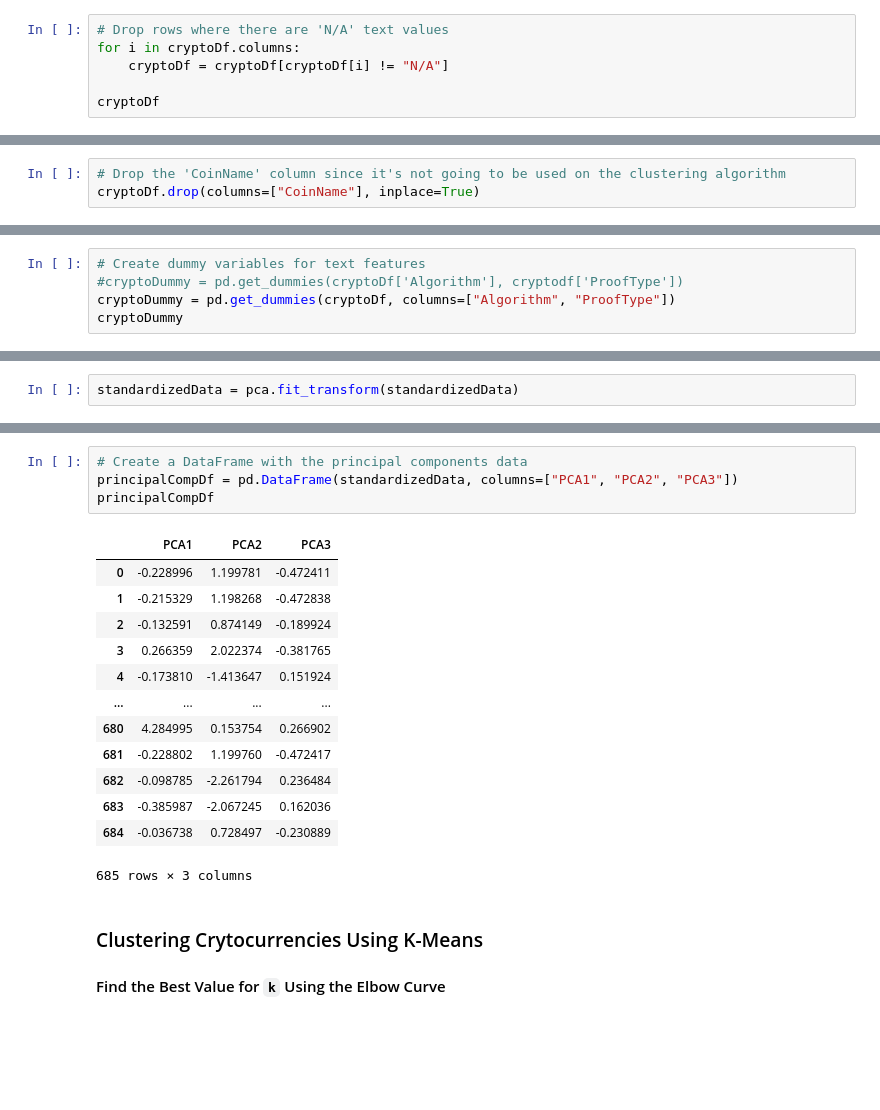
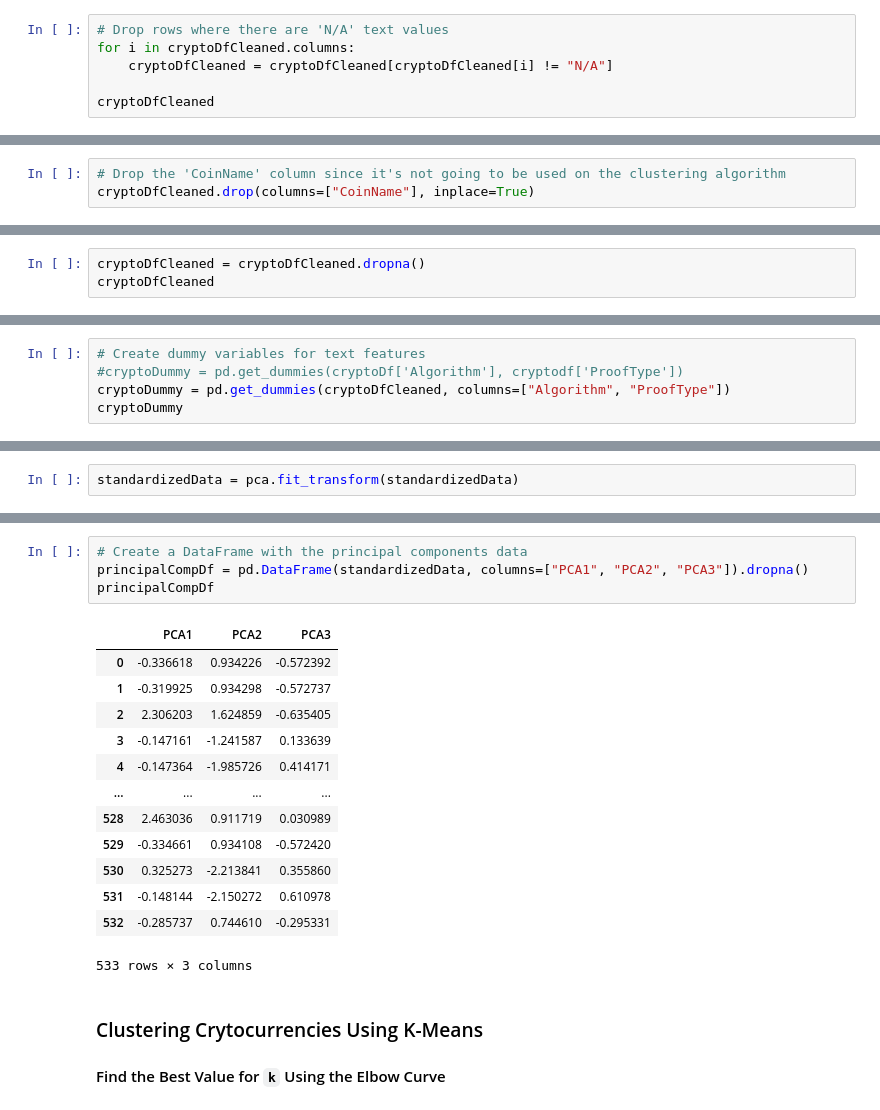
Before and after one commit to gokhanunal34/awsCloud, a Jupyter notebook: Starter_Files/crypto_clustering.ipynb, the cells around one changed output, grey strips where cells are left out. Saved outputs shown, nothing was run; the diff lists cells and outputs as text; blank space fills up the shorter version.

```diff
--- a/Starter_Files/crypto_clustering.ipynb
+++ b/Starter_Files/crypto_clustering.ipynb
@@ -85,9 +65,9 @@ cryptodf = cryptoDf[cryptoDf['TotalCoinsMined'] != 0]
 # %%
 # Drop rows where there are 'N/A' text values
-for i in cryptoDf.columns:
-    cryptoDf = cryptoDf[cryptoDf[i] != "N/A"]
+for i in cryptoDfCleaned.columns:
+    cryptoDfCleaned = cryptoDfCleaned[cryptoDfCleaned[i] != "N/A"]
 
-cryptoDf
+cryptoDfCleaned
 # %% [output]
 |  | CoinName | Algorithm | ProofType | TotalCoinsMined | TotalCoinSupply |
 | 0 | 42 Coin | Scrypt | PoW/PoS | 4.199995e+01 | 42 |
@@ -107,4 +87,4 @@ cryptoDf
 coinNameDf = cryptoDf["CoinName"]
 # %%
 # Drop the 'CoinName' column since it's not going to be used on the clustering algorithm
-cryptoDf.drop(columns=["CoinName"], inplace=True)
+cryptoDfCleaned.drop(columns=["CoinName"], inplace=True)
@@ -126,0 +91,3 @@ cryptoDf
+# %%
+cryptoDfCleaned = cryptoDfCleaned.dropna()
+cryptoDfCleaned
@@ -127,6 +108,6 @@ cryptoDf
 # %%
 # Create dummy variables for text features
 #cryptoDummy = pd.get_dummies(cryptoDf['Algorithm'], cryptodf['ProofType'])
-cryptoDummy = pd.get_dummies(cryptoDf, columns=["Algorithm", "ProofType"])
+cryptoDummy = pd.get_dummies(cryptoDfCleaned, columns=["Algorithm", "ProofType"])
 cryptoDummy
 # %% [output]
@@ -191,21 +172,21 @@ array([0.02040815, 0.01921402, 0.01841338])
 # %%
 # Create a DataFrame with the principal components data
-principalCompDf = pd.DataFrame(standardizedData, columns=["PCA1", "PCA2", "PCA3"])
+principalCompDf = pd.DataFrame(standardizedData, columns=["PCA1", "PCA2", "PCA3"]).dropna()
 principalCompDf
 # %% [output]
 |  | PCA1 | PCA2 | PCA3 |
-| 0 | -0.228996 | 1.199781 | -0.472411 |
-| 1 | -0.215329 | 1.198268 | -0.472838 |
-| 2 | -0.132591 | 0.874149 | -0.189924 |
-| 3 | 0.266359 | 2.022374 | -0.381765 |
-| 4 | -0.173810 | -1.413647 | 0.151924 |
+| 0 | -0.336618 | 0.934226 | -0.572392 |
+| 1 | -0.319925 | 0.934298 | -0.572737 |
+| 2 | 2.306203 | 1.624859 | -0.635405 |
+| 3 | -0.147161 | -1.241587 | 0.133639 |
+| 4 | -0.147364 | -1.985726 | 0.414171 |
 | ... | ... | ... | ... |
-| 680 | 4.284995 | 0.153754 | 0.266902 |
-| 681 | -0.228802 | 1.199760 | -0.472417 |
-| 682 | -0.098785 | -2.261794 | 0.236484 |
-| 683 | -0.385987 | -2.067245 | 0.162036 |
-| 684 | -0.036738 | 0.728497 | -0.230889 |
+| 528 | 2.463036 | 0.911719 | 0.030989 |
+| 529 | -0.334661 | 0.934108 | -0.572420 |
+| 530 | 0.325273 | -2.213841 | 0.355860 |
+| 531 | -0.148144 | -2.150272 | 0.610978 |
+| 532 | -0.285737 | 0.744610 | -0.295331 |
-685 rows × 3 columns
+533 rows × 3 columns
 # %% [markdown]
 ### Clustering Crytocurrencies Using K-Means
 
```
Also changed, not shown: parts of 13 cells of this notebook.
